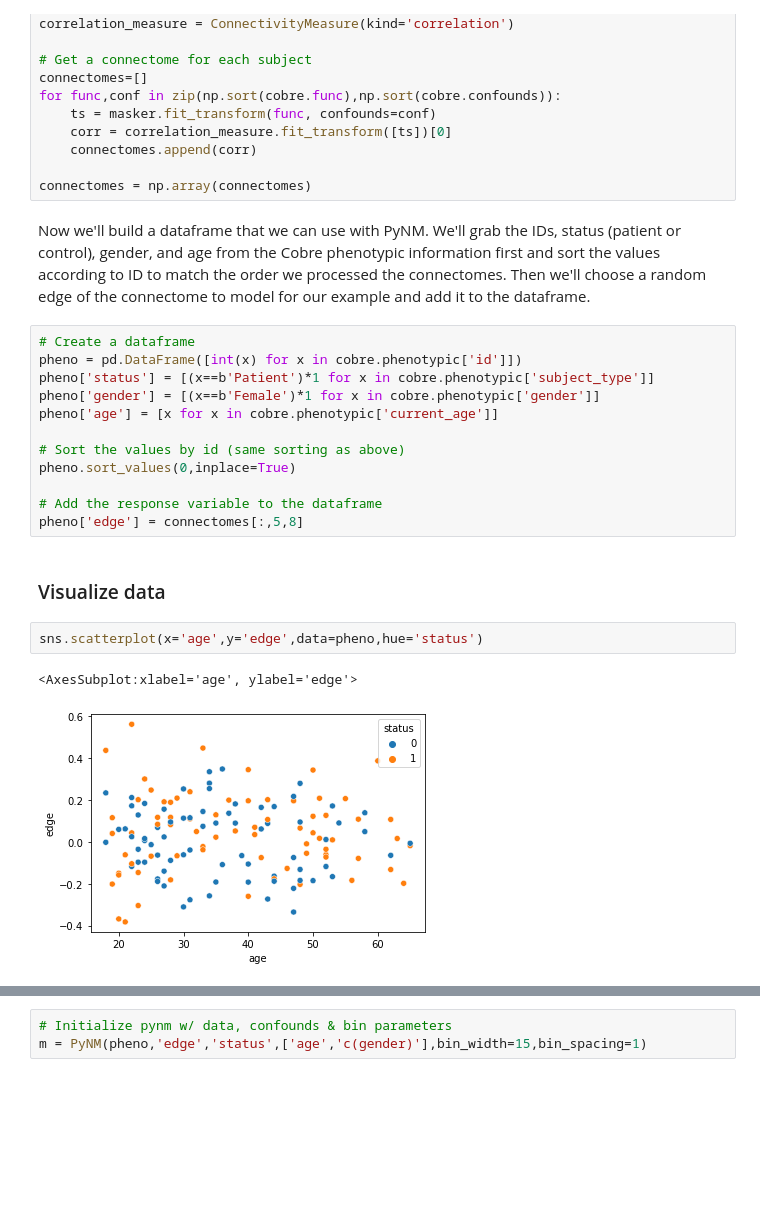
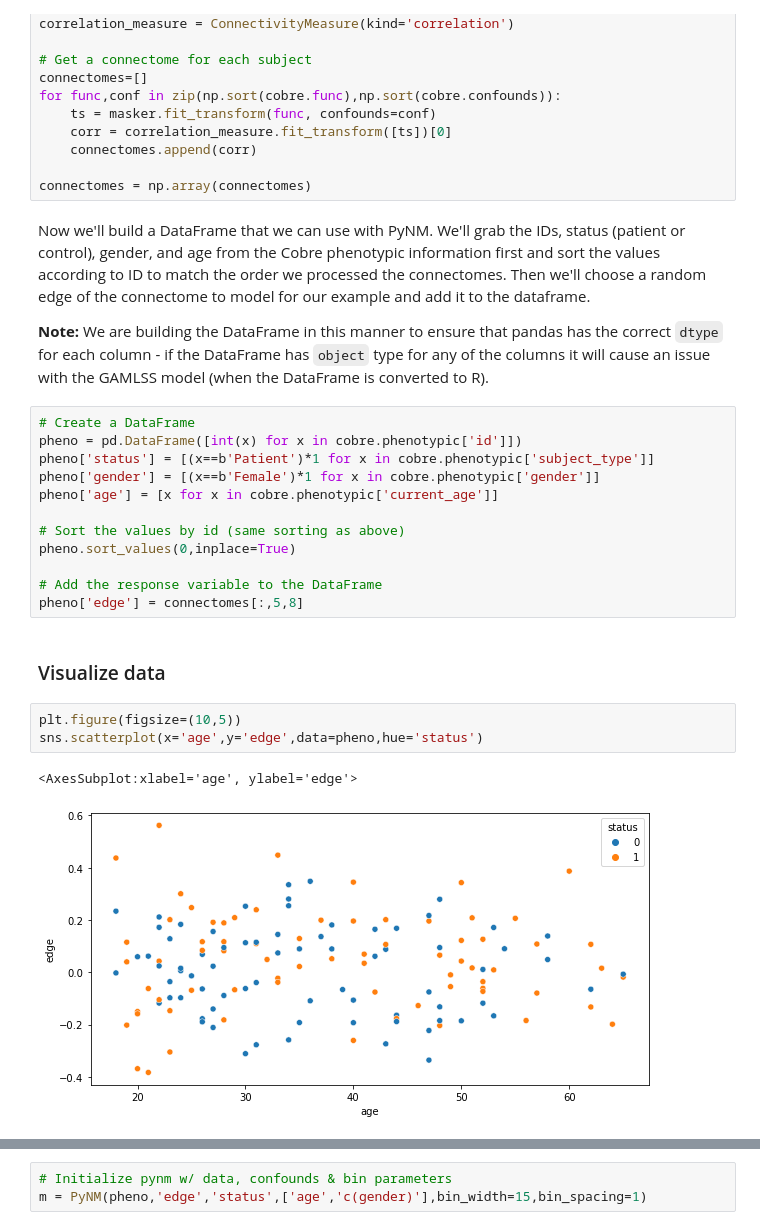
Before and after one commit to ppsp-team/PyNM, a Jupyter notebook: tutorials/5-model_selection.ipynb, the cells around one changed output, grey strips where cells are left out. Drawn from its saved outputs; the diff is of its cells as text; blank space fills up the shorter version.

```diff
--- a/tutorials/5-model_selection.ipynb
+++ b/tutorials/5-model_selection.ipynb
@@ -41,9 +65,12 @@ for func,conf in zip(np.sort(cobre.func),np.sort(cobre.confounds)):
 
 connectomes = np.array(connectomes)
 # %% [markdown]
-Now we'll build a dataframe that we can use with PyNM. We'll grab the IDs, status (patient or control), gender, and age from the Cobre phenotypic information first and sort the values according to ID to match the order we processed the connectomes. Then we'll choose a random edge of the connectome to model for our example and add it to the dataframe.
+Now we'll build a DataFrame that we can use with PyNM. We'll grab the IDs, status (patient or control), gender, and age from the Cobre phenotypic information first and sort the values according to ID to match the order we processed the connectomes. Then we'll choose a random edge of the connectome to model for our example and add it to the dataframe.
+
+**Note:**
+We are building the DataFrame in this manner to ensure that pandas has the correct `dtype` for each column - if the DataFrame has `object` type for any of the columns it will cause an issue with the GAMLSS model (when the DataFrame is converted to R).
 # %%
-# Create a dataframe
+# Create a DataFrame
 pheno = pd.DataFrame([int(x) for x in cobre.phenotypic['id']])
 pheno['status'] = [(x==b'Patient')*1 for x in cobre.phenotypic['subject_type']]
 pheno['gender'] = [(x==b'Female')*1 for x in cobre.phenotypic['gender']]
@@ -52,13 +79,14 @@ pheno['age'] = [x for x in cobre.phenotypic['current_age']]
 # Sort the values by id (same sorting as above)
 pheno.sort_values(0,inplace=True)
 
-# Add the response variable to the dataframe
+# Add the response variable to the DataFrame
 pheno['edge'] = connectomes[:,5,8]
 # %% [markdown]
 ### Visualize data
 # %%
+plt.figure(figsize=(10,5))
 sns.scatterplot(x='age',y='edge',data=pheno,hue='status')
 # %% [output]
 <AxesSubplot:xlabel='age', ylabel='edge'>
-[figure, old version]
+[figure, new version]
 # %% [markdown]
```
Also changed, not shown: parts of 22 cells of this notebook.
